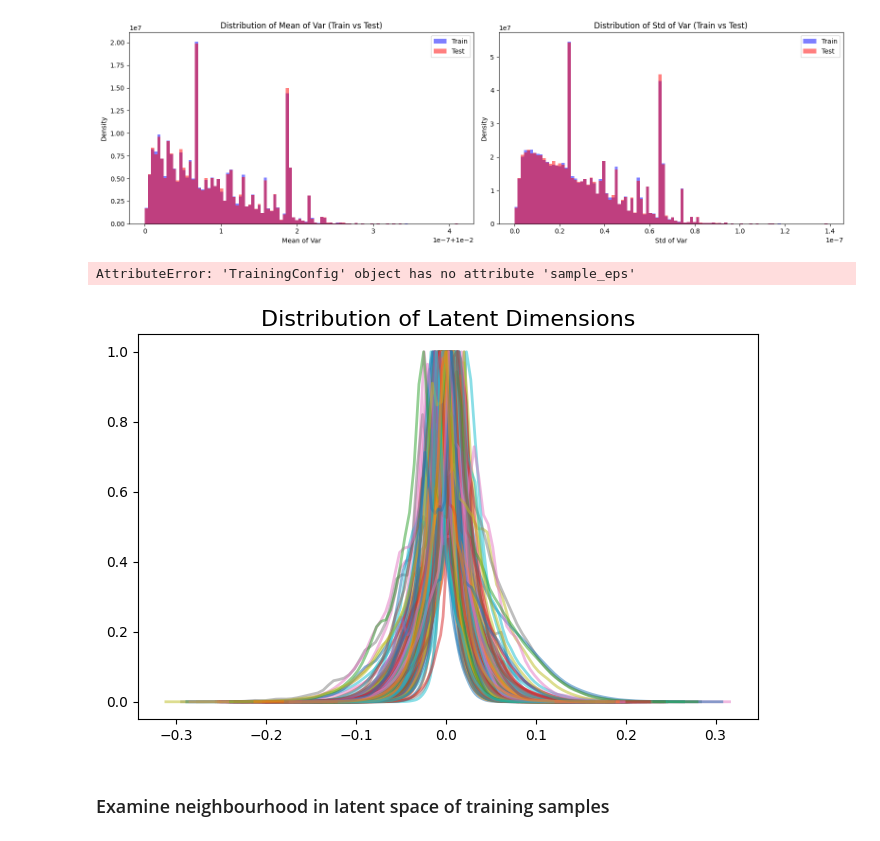
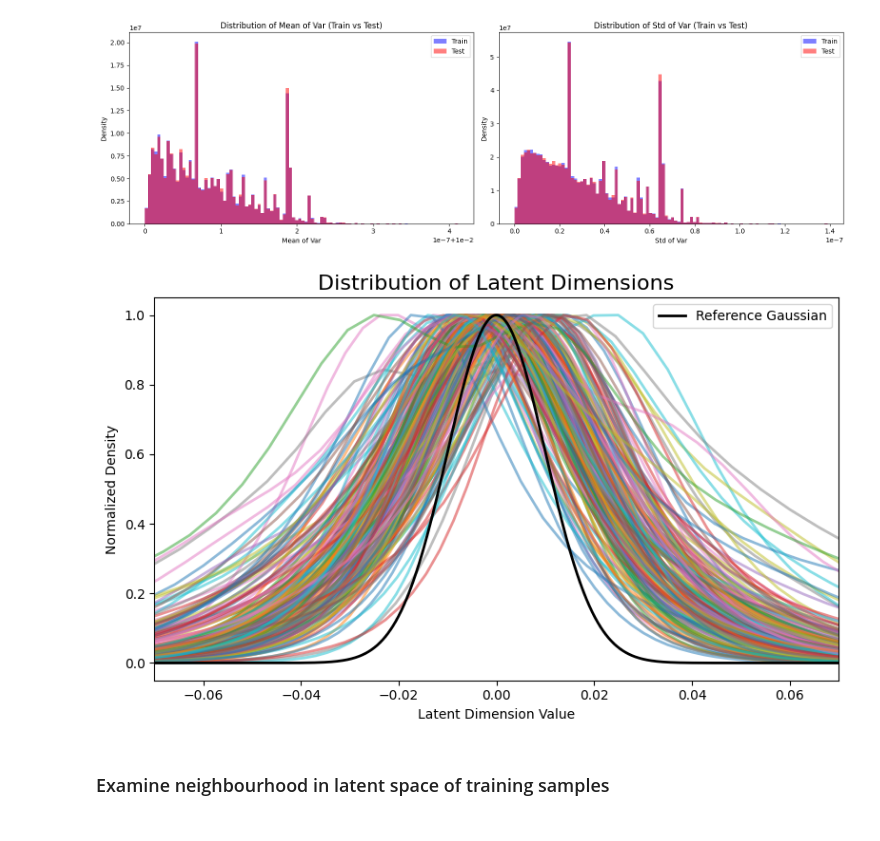
Before and after one commit to LuisCarretero/similar-expressions, a Jupyter notebook: src/downstream/latent_analysis.ipynb, the cells around one changed output. Drawn from its saved outputs; the diff is of its cells as text; code cells hidden in the pictures.

```diff
--- a/src/downstream/latent_analysis.ipynb
+++ b/src/downstream/latent_analysis.ipynb
@@ -148,39 +215,38 @@ hist_data = []
 bin_edges = []
 
 for dim in range(num_dims):
-    hist, bins = np.histogram(mu_train[:, dim], bins=num_bins, density=True)
+    hist, bins = np.histogram(z_train[:, dim], bins=num_bins, density=True)
     hist = gaussian_filter1d(hist, sigma=1)
     hist_data.append(hist)
     bin_edges.append(bins)
 
 # Calculate bin centers
 bin_centers = [(bins[:-1] + bins[1:]) / 2 for bins in bin_edges]
 
 # Normalize histograms to the same height
 normalized_hist_data = [hist / np.max(hist) for hist in hist_data]
 
 # Create a single plot for all 192 dimensions
 plt.figure(figsize=(8, 5))
 plt.title('Distribution of Latent Dimensions', fontsize=16)
 
 # Plot each dimension
 for dim in range(num_dims):
     plt.plot(bin_centers[dim], normalized_hist_data[dim], linewidth=2, alpha=0.5)
 
 # Add unit Gaussian (mu=0, sigma=1)
 x = np.linspace(*np.array([-1, 1])*cfg.training.sampling.eps*7, 10000)
-gaussian = norm.pdf(x, 0, cfg.training.sample_eps)
+gaussian = norm.pdf(x, 0, cfg.training.sampling.eps)
 normalized_gaussian = gaussian / np.max(gaussian)
 plt.plot(x, normalized_gaussian, 'k', linewidth=2, label='Reference Gaussian')
 
-plt.xlim(np.array([-1, 1])*cfg.training.sample_eps*7)
+plt.xlim(np.array([-1, 1])*cfg.training.sampling.eps*7)
 plt.xlabel('Latent Dimension Value')
 plt.ylabel('Normalized Density')
 plt.legend()
 plt.tight_layout()
 # %% [output]
-AttributeError: 'TrainingConfig' object has no attribute 'sample_eps'
-[figure, old version]
+[figure, new version]
 # %% [markdown]
 ### Examine neighbourhood in latent space of training samples
 # %%
```
Also changed, not shown: parts of 11 cells of this notebook, 3 other files.
